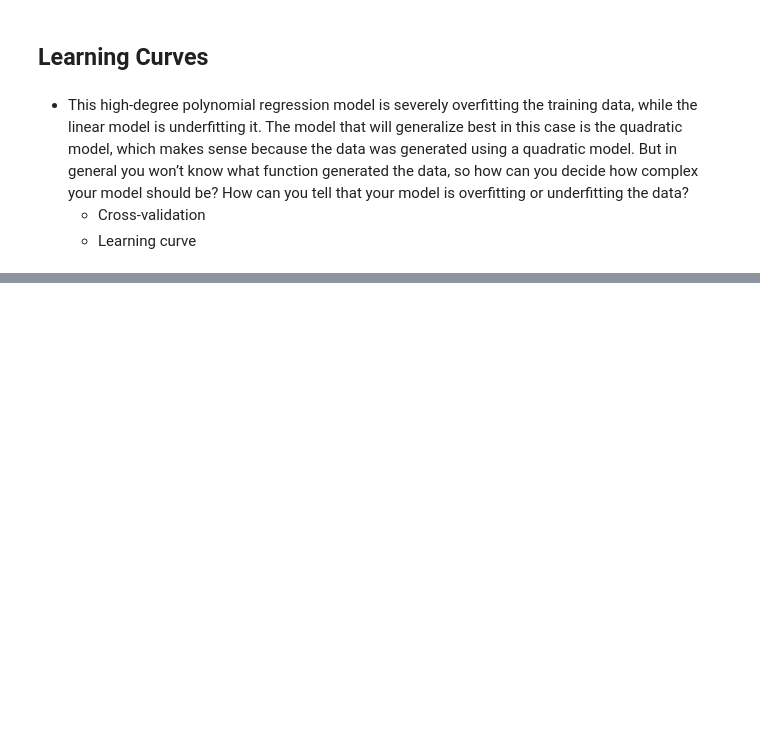
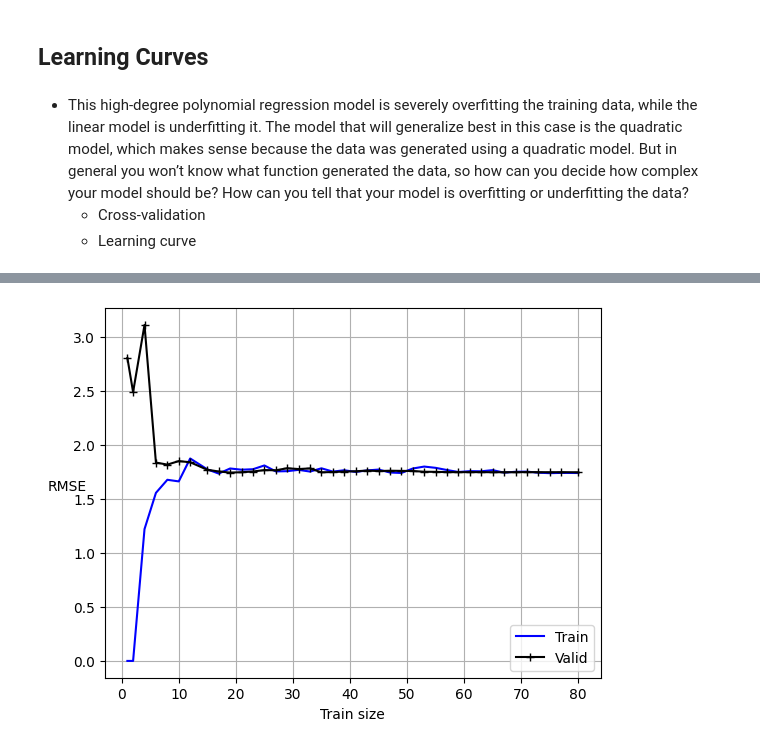
Before and after one commit to ye-wen-zi/py-machine-learning, a Jupyter notebook: training_model.ipynb, the cells around one changed output, grey strips where cells are left out. Drawn from its saved outputs; the diff is of its cells as text; code cells hidden in the pictures; blank space fills up the shorter version.

```diff
--- a/training_model.ipynb
+++ b/training_model.ipynb
@@ -236,0 +243,5 @@ that your model is overfitting or underfitting the data?
+# %%
+from sklearn.model_selection import learning_curve
+
+train_sizes, train_scores, valid_scores = learning_curve(LinearRegression(), X, y, cv=5, train_sizes=np.linspace(0.01, 1, 40),
+                                                        scoring='neg_root_mean_squared_error')
@@ -236,0 +258,2 @@ that your model is overfitting or underfitting the data?
+# %%
+train_errors, valid_errors = -train_scores.mean(axis=1), -valid_scores.mean(axis=1)
@@ -236,0 +274,10 @@ that your model is overfitting or underfitting the data?
+# %%
+plt.plot(train_sizes, train_errors, 'b-', label='Train')
+plt.plot(train_sizes, valid_errors, 'k-+', label='Valid')
+plt.grid()
+plt.legend(loc='lower right')
+plt.ylabel('RMSE', rotation=0)
+plt.xlabel('Train size', rotation=0)
+plt.show()
+# %% [output]
+[figure, added]
```
Also changed, not shown: parts of 78 cells of this notebook, 1 other file.
